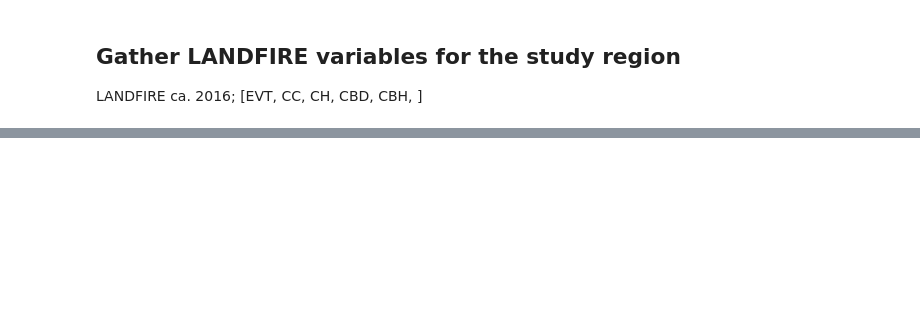
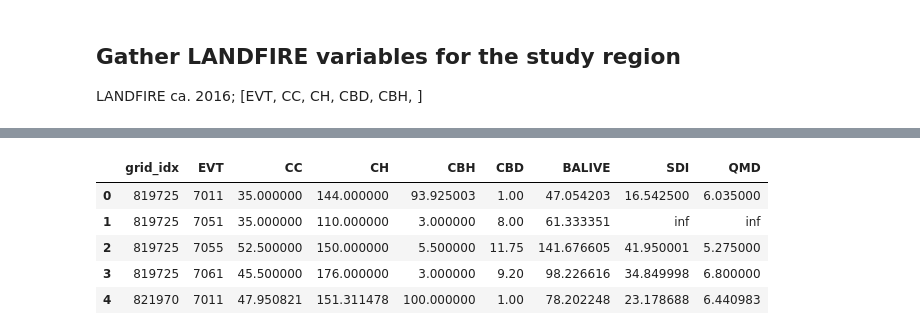
Before and after one commit to maxwellCcook/aspen-fire, a Jupyter notebook: Aim2/code/Python/04c_LF_Summaries.ipynb, the cells around one changed output, grey strips where cells are left out. Drawn from its saved outputs; the diff is of its cells as text; code cells hidden in the pictures; blank space fills up the shorter version.

```diff
--- a/Aim2/code/Python/04c_LF_Summaries.ipynb
+++ b/Aim2/code/Python/04c_LF_Summaries.ipynb
@@ -1058,0 +376,27 @@ gc.collect()
+# %%
+# gather the dataframe
+df = da_stack.to_dataframe().reset_index()
+df = df.dropna(subset=['EVT']) # keep valid rows
+df = df[df['grid_idx'] != 0] # filter where grid_idx != 0 (background)
+# filter to EVT codes of interest
+df = df[df['EVT'].isin(evt_df_tree_evt['EVT'].unique())]
+df['EVT'] = df['EVT'].astype(int) # force EVT code to integer
+
+# group and summarize by grid_idx
+df = df.groupby(['grid_idx','EVT']).agg({
+    'CC': 'mean',
+    'CH': 'mean',
+    'CBH': 'mean',
+    'CBD': 'mean',
+    'BALIVE': 'mean',
+    'SDI': 'mean',
+    'QMD': 'mean'
+}).reset_index()
+df.head()
+# %% [output]
+|  | grid_idx | EVT | CC | CH | CBH | CBD | BALIVE | SDI | QMD |
+| 0 | 819725 | 7011 | 35.000000 | 144.000000 | 93.925003 | 1.00 | 47.054203 | 16.542500 | 6.035000 |
+| 1 | 819725 | 7051 | 35.000000 | 110.000000 | 3.000000 | 8.00 | 61.333351 | inf | inf |
+| 2 | 819725 | 7055 | 52.500000 | 150.000000 | 5.500000 | 11.75 | 141.676605 | 41.950001 | 5.275000 |
+| 3 | 819725 | 7061 | 45.500000 | 176.000000 | 3.000000 | 9.20 | 98.226616 | 34.849998 | 6.800000 |
+| 4 | 821970 | 7011 | 47.950821 | 151.311478 | 100.000000 | 1.00 | 78.202248 | 23.178688 | 6.440983 |
```
Also changed, not shown: parts of 65 cells of this notebook, 3 other files.
